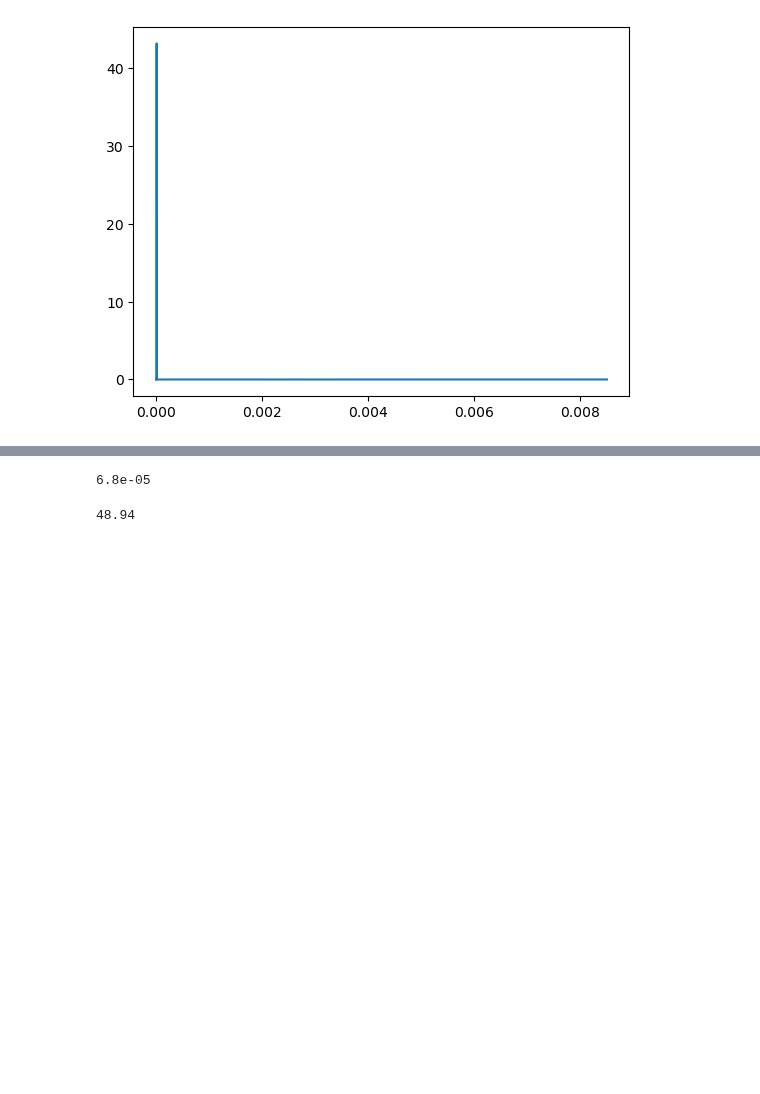
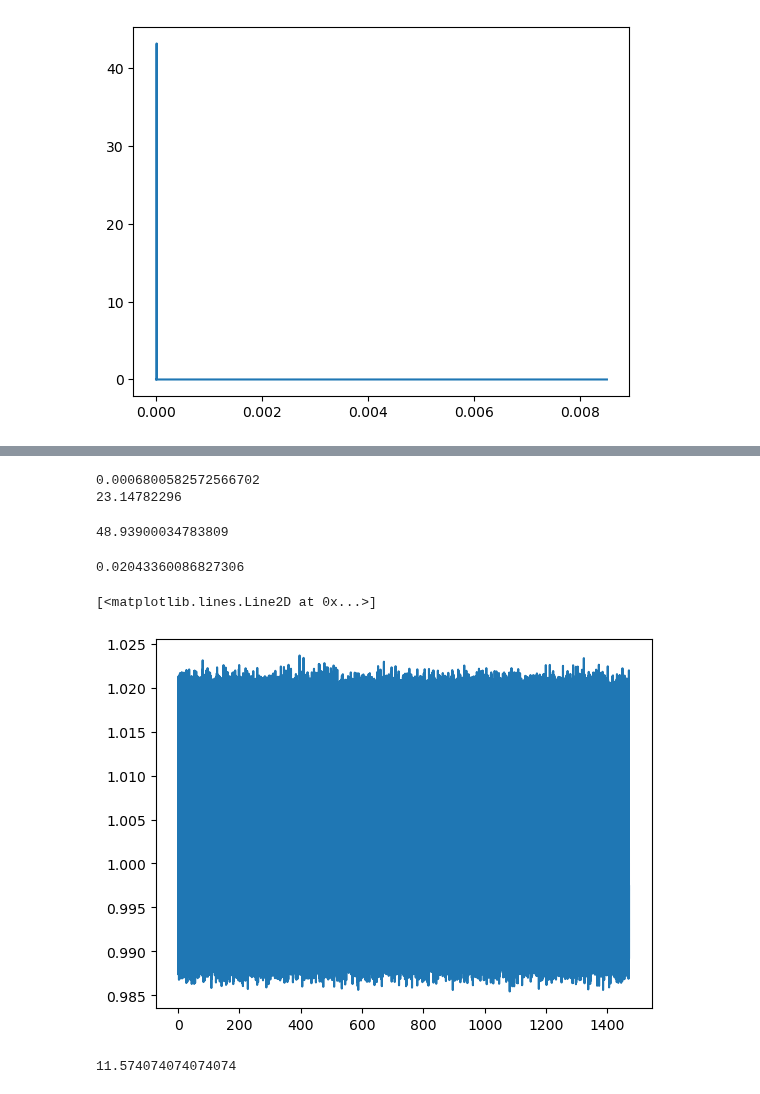
Before and after one commit to Hoggnation/cataloging_coherent_oscillators, a Jupyter notebook: threshold_function.ipynb, the cells around one changed output, grey strips where cells are left out. Drawn from its saved outputs; the diff is of its cells as text; code cells hidden in the pictures; blank space fills up the shorter version.

```diff
--- a/threshold_function.ipynb
+++ b/threshold_function.ipynb
@@ -587,8 +603,10 @@ this is detected freq:  [11.574076]
 # %%
 print(delta_f)
+print(11.57391148*2)
 # %% [output]
-6.8e-05
+0.0006800582572566702
+23.14782296
 # %%
-print(f_max)
+print(f_max.value)
 # %% [output]
-48.94
+48.93900034783809
@@ -594,0 +615,14 @@ print(f_max)
+# %%
+print(sampling_rate_days)
+# %% [output]
+0.02043360086827306
+# %%
+plt.plot(time,flux)
+# %% [output]
+[<matplotlib.lines.Line2D at 0x...>]
+[figure, added]
+# %%
+##periodogram with frequency grid in microhertz
+print(10**6/86400)
+# %% [output]
+11.574074074074074
```
Also changed, not shown: parts of 11 cells of this notebook.
